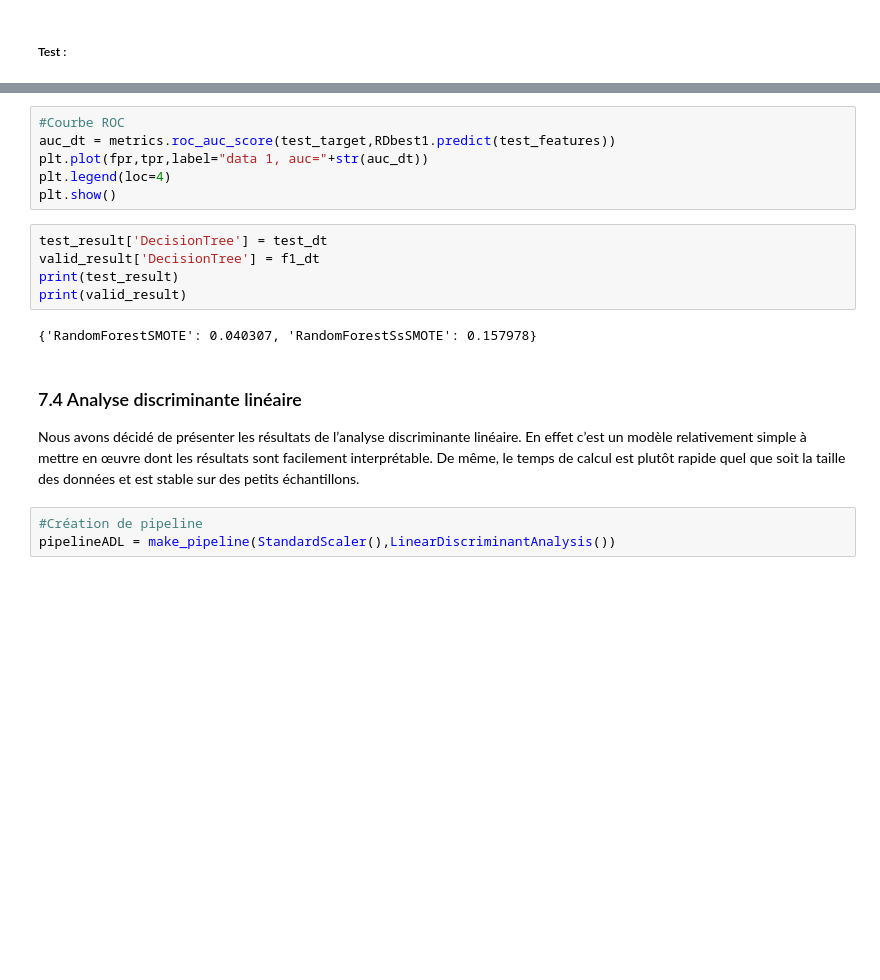
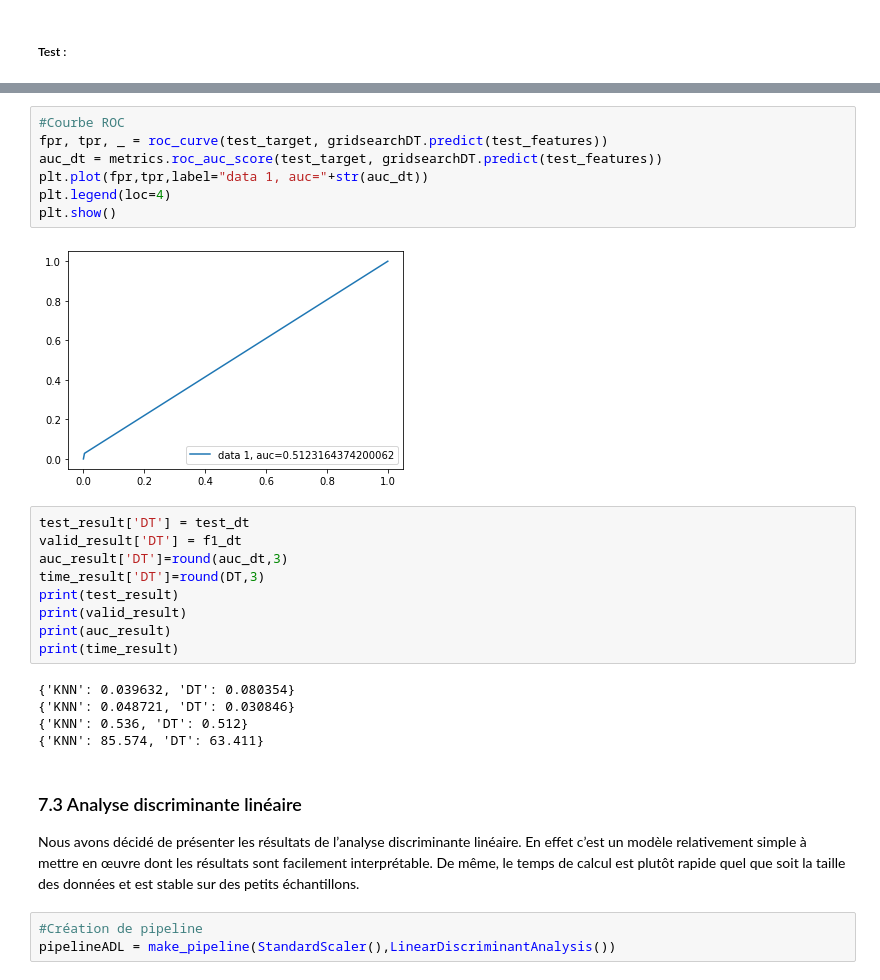
Before and after one commit to hoangkhanh2510/Fraud, a Jupyter notebook: BIG DATA.ipynb, the cells around one changed output, grey strips where cells are left out. Saved outputs shown, nothing was run; the diff lists cells and outputs as text; blank space fills up the shorter version.

```diff
--- a/BIG DATA.ipynb
+++ b/BIG DATA.ipynb
@@ -863,18 +774,28 @@ print("Test score f1 : ", test_dt)
 # %%
 #Courbe ROC
-auc_dt = metrics.roc_auc_score(test_target,RDbest1.predict(test_features))
+fpr, tpr, _ = roc_curve(test_target, gridsearchDT.predict(test_features))
+auc_dt = metrics.roc_auc_score(test_target, gridsearchDT.predict(test_features))
 plt.plot(fpr,tpr,label="data 1, auc="+str(auc_dt))
 plt.legend(loc=4)
 plt.show()
+# %% [output]
+[figure, added]
 # %%
-test_result['DecisionTree'] = test_dt
-valid_result['DecisionTree'] = f1_dt
+test_result['DT'] = test_dt
+valid_result['DT'] = f1_dt
+auc_result['DT']=round(auc_dt,3)
+time_result['DT']=round(DT,3)
 print(test_result)
 print(valid_result)
+print(auc_result)
+print(time_result)
 # %% [output]
-{'RandomForestSMOTE': 0.040307, 'RandomForestSsSMOTE': 0.157978}
+{'KNN': 0.039632, 'DT': 0.080354}
+{'KNN': 0.048721, 'DT': 0.030846}
+{'KNN': 0.536, 'DT': 0.512}
+{'KNN': 85.574, 'DT': 63.411}
 # %% [markdown]
-### 7.4 Analyse discriminante linéaire
+### 7.3 Analyse discriminante linéaire
 
 Nous avons décidé de présenter les résultats de l’analyse discriminante linéaire. En effet c’est un modèle relativement simple à mettre en œuvre dont les résultats sont facilement interprétable. De même, le temps de calcul est plutôt rapide quel que soit la taille des données et est stable sur des petits échantillons.
 # %%
```
Also changed, not shown: parts of 133 cells of this notebook, 33 other files.
